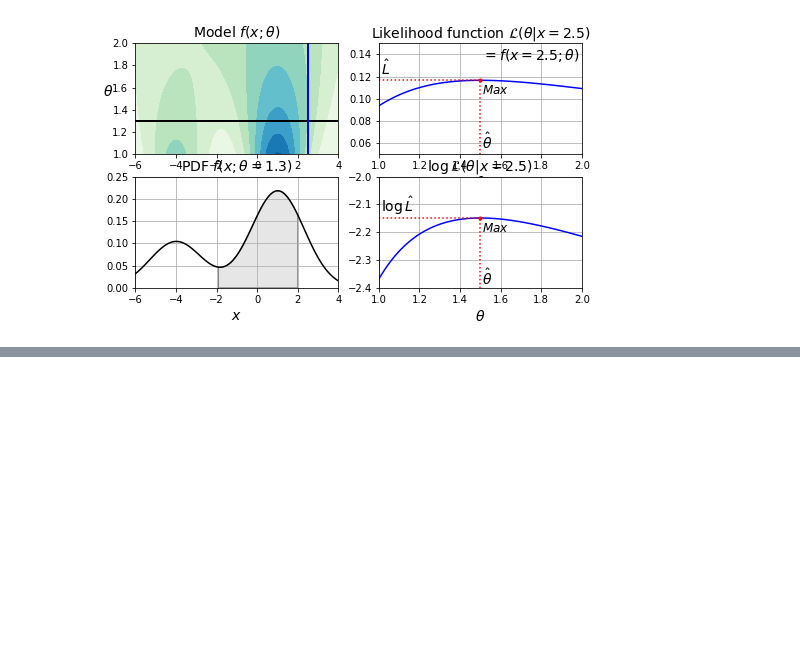
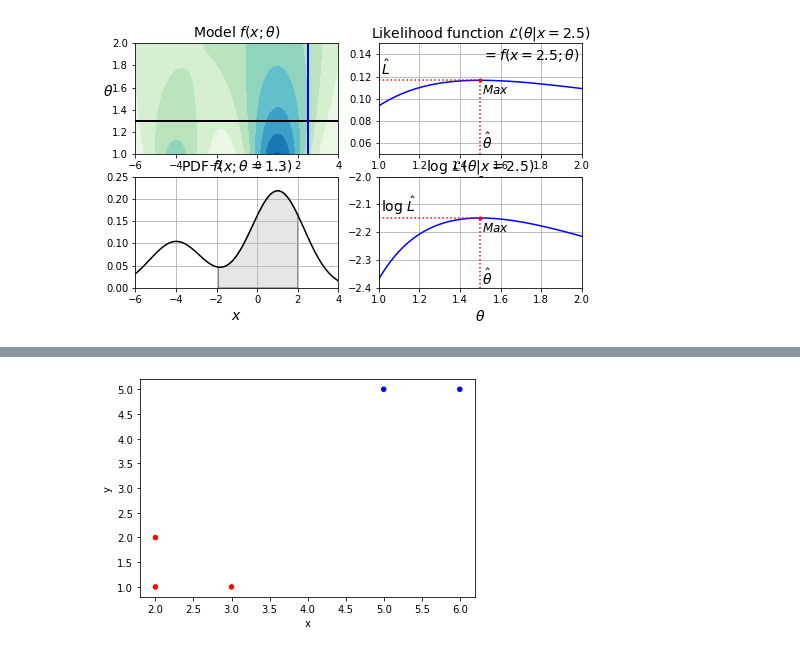
Before and after one commit to ahromero/BUAP_MachineLearning2022, a Jupyter notebook: 10CAP_Clustering.ipynb, the cells around one changed output, grey strips where cells are left out. Drawn from its saved outputs; the diff is of its cells as text; code cells hidden in the pictures; blank space fills up the shorter version.

```diff
--- a/10CAP_Clustering.ipynb
+++ b/10CAP_Clustering.ipynb
@@ -1955,0 +1951,16 @@ plt.scatter(X[:, 0], X[:, 1], color=colors[T-1]);
+# %%
+# Ok, como ven, visualizar los clusters es importante. uno puede usar matplotlib o seaborn
+# como ejemplo veamos como se ven los dos
+
+from matplotlib import pyplot as plt
+
+df = pd.DataFrame({'x': [2, 3, 5, 6, 2],
+                   'y': [1, 1, 5, 5, 2],
+                   'labels': ['A', 'A', 'B', 'B', 'A']})
+
+colors = {'A':'red', 'B':'blue'}
+
+df.plot.scatter(x='x', y='y', c=df['labels'].apply(lambda x: colors[x]))
+plt.show()
+# %% [output]
+[figure, added]
```
Also changed, not shown: parts of 222 cells of this notebook, 6 other files.
